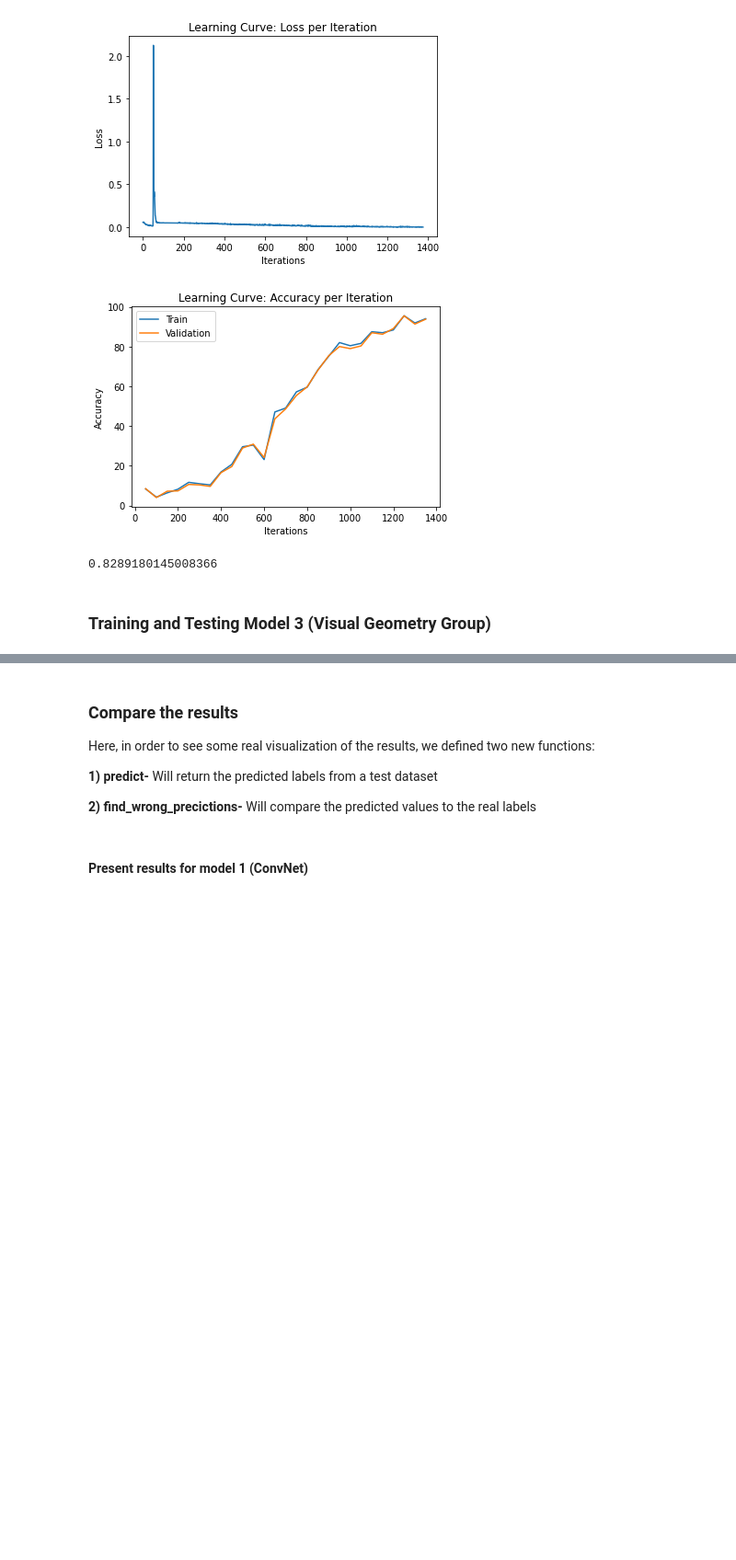
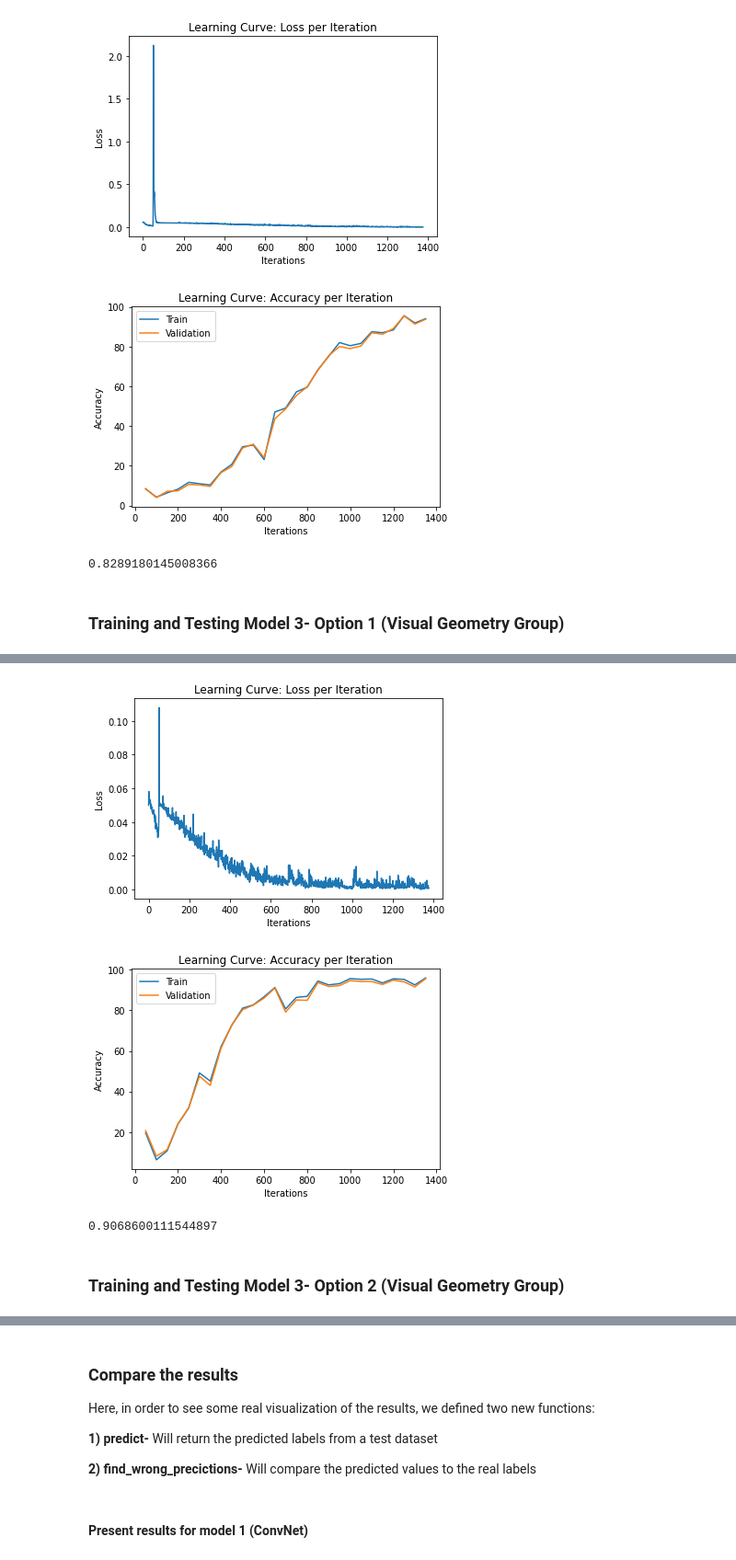
Before and after one commit to RonBartov/american-sign-language-image-classification, a Jupyter notebook: Final_Project_ASL_Classification.ipynb, the cells around one changed output, grey strips where cells are left out. Shown at 92% size. Saved outputs shown, nothing was run; the diff lists cells and outputs as text; code cells hidden in the pictures; blank space fills up the shorter version.

Commit message:
added vgg successfuly, ran 2 different models of it

```diff
--- a/Final_Project_ASL_Classification.ipynb
+++ b/Final_Project_ASL_Classification.ipynb
@@ -1023,6 +1023,7 @@ class VGG16(nn.Module):
         #print('shape after layer 16: ', out.shape)
         out = self.fc2(out)
         #print('shape after layer 17: ', out.shape)
+        out = F.log_softmax(out, dim=1)
         return out
 # %% [markdown]
 ## **4) Compare the Results of the Models**
@@ -1156,7 +1157,7 @@ test_accuracy_res2
 # %% [output]
 0.8289180145008366
 # %% [markdown]
-### **Training and Testing Model 3 (Visual Geometry Group)**
+### **Training and Testing Model 3- Option 1 (Visual Geometry Group)**
 # %%
 # create the model's object
 num_classes = 25
@@ -1173,4 +1174,5 @@ optimizer_vgg = torch.optim.Adam(model_vgg.parameters())
 # optimizer = torch.optim.SGD(model.parameters(), lr=learning_rate, weight_decay = 0.005, momentum = 0.9)
 # %%
 # train model_vgg
-train_model(df_train,df_val, model_vgg, criterion_vgg, optimizer_vgg, num_epochs = 4, batch_size= 16)
+train_model(df_train,df_val, model_vgg, criterion_vgg, optimizer_vgg, num_epochs = 4, batch_size= 64)
+# %% [output]
@@ -1176,0 +1196,2 @@ train_model(df_train,df_val, model_vgg, criterion_vgg, optimizer_vgg, num_epochs
+[figure, added]
+[figure, added]
@@ -1176,0 +1201,9 @@ train_model(df_train,df_val, model_vgg, criterion_vgg, optimizer_vgg, num_epochs
+# %%
+# testing the model on the test data set
+test_loader_vgg = data_loader(df_test , 200 , shuffle = False)
+test_accuracy_vgg = test(model_vgg, test_loader_vgg)
+test_accuracy_vgg
+# %% [output]
+0.9068600111544897
+# %% [markdown]
+### **Training and Testing Model 3- Option 2 (Visual Geometry Group)**
```
Also changed, not shown: parts of 8 cells of this notebook.
